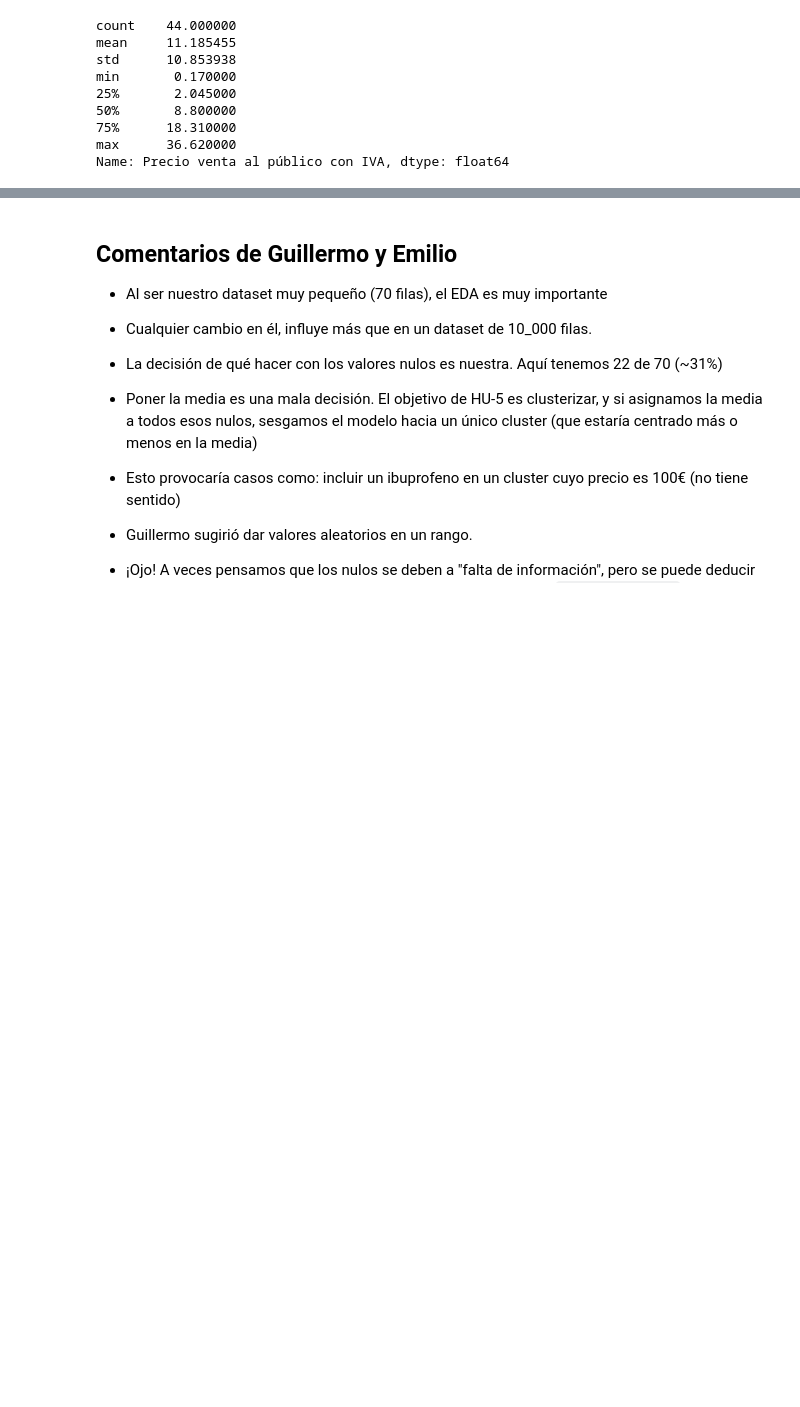
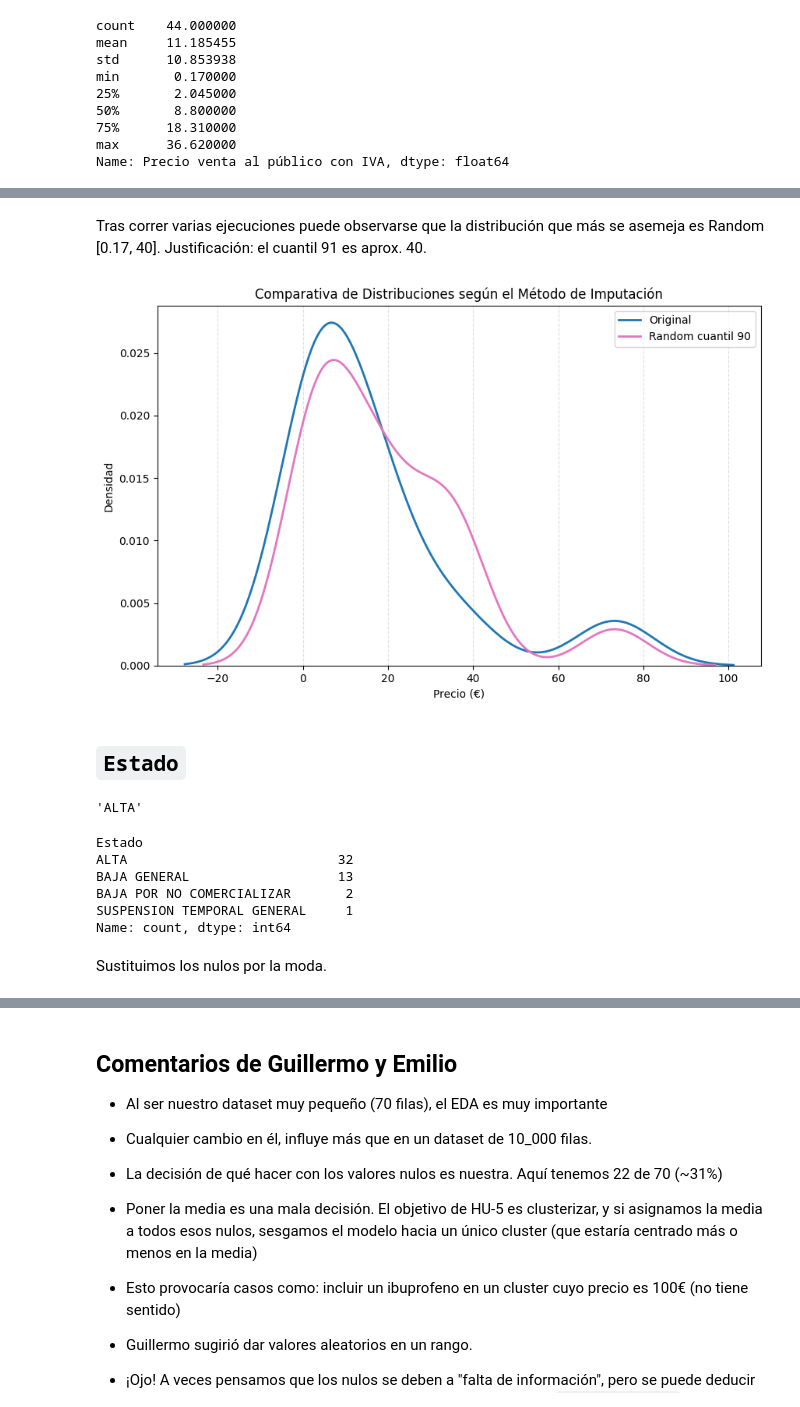
Before and after one commit to Chicloneo/Proyecto-Ingenieria-Dato, a Jupyter notebook: Notebooks/HU-4.ipynb, the cells around one changed output, grey strips where cells are left out. Cells and saved outputs as stored; diff of their text form; code cells hidden in the pictures; blank space fills up the shorter version.

```diff
--- a/Notebooks/HU-4.ipynb
+++ b/Notebooks/HU-4.ipynb
@@ -560,5 +549,0 @@ np.random.normal(loc = mu, scale = sigma)
-# %%
-for index, row in df.iterrows():
-    if pd.isna(row["Precio venta al público con IVA"]):
-        row["Precio venta al público con IVA"] = np.random.normal(loc = mu, scale = sigma)
-        df.iloc[index] = row
@@ -579,0 +777,33 @@ Name: Precio venta al público con IVA, Length: 70, dtype: float64
+# %% [markdown]
+Tras correr varias ejecuciones puede observarse que la distribución que más se asemeja es Random [0.17, 40]. Justificación: el cuantil 91 es aprox. 40.
+# %%
+plt.figure(figsize=(10, 6))
+
+sns.kdeplot(
+    data=df,
+    x="Precio venta al público con IVA",
+    fill=False,
+    color="tab:blue",
+    linewidth=2,
+    label="Original"
+)
+
+sns.kdeplot(
+    data=df_random_cuantil_90,
+    x="Precio venta al público con IVA",
+    fill=False,
+    color="tab:pink",
+    linewidth=2,
+    label="Random cuantil 90"
+)
+
+plt.xlabel("Precio (€)")
+plt.ylabel("Densidad")
+plt.title("Comparativa de Distribuciones según el Método de Imputación")
+plt.grid(axis='x', linestyle='--', alpha=0.4)
+
+plt.legend()
+
+plt.show()
+# %% [output]
+[figure, added]
@@ -579,0 +812,17 @@ Name: Precio venta al público con IVA, Length: 70, dtype: float64
+# %% [markdown]
+## `Estado`
+# %%
+list(df["Estado"].mode())[0]
+# %% [output]
+'ALTA'
+# %%
+df["Estado"].value_counts()
+# %% [output]
+Estado
+ALTA                           32
+BAJA GENERAL                   13
+BAJA POR NO COMERCIALIZAR       2
+SUSPENSION TEMPORAL GENERAL     1
+Name: count, dtype: int64
+# %% [markdown]
+Sustituimos los nulos por la moda.
```
Also changed, not shown: parts of 60 cells of this notebook, 3 other files.
